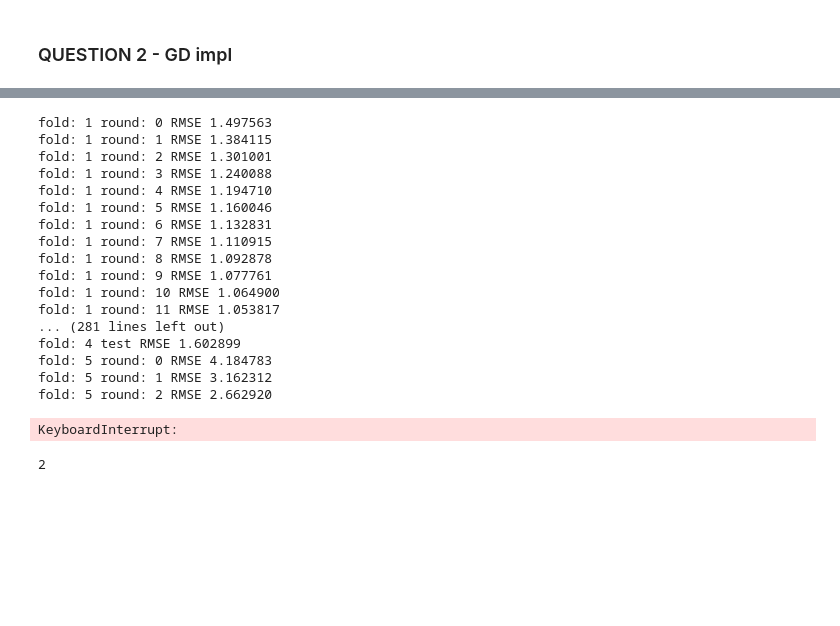
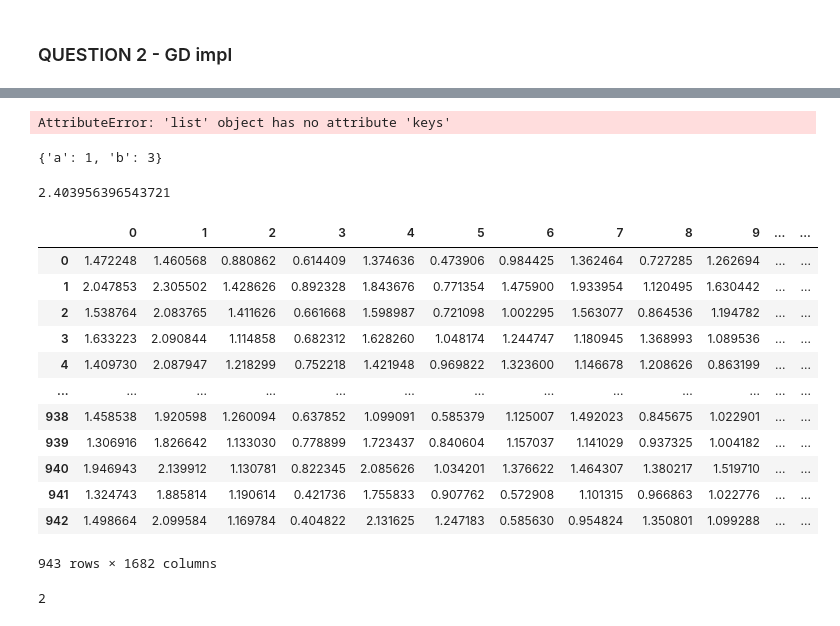
Before and after one commit to Alon-daniel/statistis, a Jupyter notebook: RS/RS_HW1.ipynb, the cells around one changed output, grey strips where cells are left out. Cells and saved outputs as stored; diff of their text form; code cells hidden in the pictures; blank space fills up the shorter version.

```diff
--- a/RS/RS_HW1.ipynb
+++ b/RS/RS_HW1.ipynb
@@ -394,31 +439,31 @@ def GD(alpha, K, lamnda_regularization, rounds):
     return results
 # %%
 'u%d.base' % (1)
-alphas = [0.00025, 0.0002, 0.0003]
-lamnda_regularizations = [0.002, 0.001, 0.005]
-Ks = [10, 20, 50]
-results = []
-for a in alphas:
-    for r in lamnda_regularizations:
-        for k in Ks:
-            res = GD(a,k,r,20)
-            results.append(res)
+# alphas = [0.00025, 0.0002, 0.0003]
+# lamnda_regularizations = [0.002, 0.001, 0.005]
+# Ks = [10, 20, 50]
+# results = []
+# for a in alphas:
+#     for r in lamnda_regularizations:
+#         for k in Ks:
+# #             GD(alpha, K, lamnda_regularization, rounds):
+#             res = GD(a,k,r,20)
+#             results.append(res)
+
+# results  = GD2(0.00025, 5, 0.002, 0.2)
+# results[1].keys()
+# results[1].keys()
+
+# print(results[1].keys())
 # %% [output]
-fold: 1 round: 0 RMSE 1.497563
-fold: 1 round: 1 RMSE 1.384115
-fold: 1 round: 2 RMSE 1.301001
-fold: 1 round: 3 RMSE 1.240088
-fold: 1 round: 4 RMSE 1.194710
-fold: 1 round: 5 RMSE 1.160046
-fold: 1 round: 6 RMSE 1.132831
-fold: 1 round: 7 RMSE 1.110915
-fold: 1 round: 8 RMSE 1.092878
-fold: 1 round: 9 RMSE 1.077761
-fold: 1 round: 10 RMSE 1.064900
-fold: 1 round: 11 RMSE 1.053817
-... (281 lines left out)
-fold: 4 test RMSE 1.602899
-fold: 5 round: 0 RMSE 4.184783
-fold: 5 round: 1 RMSE 3.162312
-fold: 5 round: 2 RMSE 2.662920
+AttributeError: 'list' object has no attribute 'keys'
-KeyboardInterrupt:
+# %%
+x = {'a': 1}
+y = {'b': 3}
+{**{'a': 1}, **y}
+# %% [output]
+{'a': 1, 'b': 3}
+# %%
+results['test_result']
+# %% [output]
+2.403956396543721
@@ -425,3 +474,19 @@ KeyboardInterrupt:
+# %%
+results[1]['predictions']
+# %% [output]
+|  | 0 | 1 | 2 | 3 | 4 | 5 | 6 | 7 | 8 | 9 | ... | ... |
+| 0 | 1.472248 | 1.460568 | 0.880862 | 0.614409 | 1.374636 | 0.473906 | 0.984425 | 1.362464 | 0.727285 | 1.262694 | ... | ... |
+| 1 | 2.047853 | 2.305502 | 1.428626 | 0.892328 | 1.843676 | 0.771354 | 1.475900 | 1.933954 | 1.120495 | 1.630442 | ... | ... |
+| 2 | 1.538764 | 2.083765 | 1.411626 | 0.661668 | 1.598987 | 0.721098 | 1.002295 | 1.563077 | 0.864536 | 1.194782 | ... | ... |
+| 3 | 1.633223 | 2.090844 | 1.114858 | 0.682312 | 1.628260 | 1.048174 | 1.244747 | 1.180945 | 1.368993 | 1.089536 | ... | ... |
+| 4 | 1.409730 | 2.087947 | 1.218299 | 0.752218 | 1.421948 | 0.969822 | 1.323600 | 1.146678 | 1.208626 | 0.863199 | ... | ... |
+| ... | ... | ... | ... | ... | ... | ... | ... | ... | ... | ... | ... | ... |
+| 938 | 1.458538 | 1.920598 | 1.260094 | 0.637852 | 1.099091 | 0.585379 | 1.125007 | 1.492023 | 0.845675 | 1.022901 | ... | ... |
+| 939 | 1.306916 | 1.826642 | 1.133030 | 0.778899 | 1.723437 | 0.840604 | 1.157037 | 1.141029 | 0.937325 | 1.004182 | ... | ... |
+| 940 | 1.946943 | 2.139912 | 1.130781 | 0.822345 | 2.085626 | 1.034201 | 1.376622 | 1.464307 | 1.380217 | 1.519710 | ... | ... |
+| 941 | 1.324743 | 1.885814 | 1.190614 | 0.421736 | 1.755833 | 0.907762 | 0.572908 | 1.101315 | 0.966863 | 1.022776 | ... | ... |
+| 942 | 1.498664 | 2.099584 | 1.169784 | 0.404822 | 2.131625 | 1.247183 | 0.585630 | 0.954824 | 1.350801 | 1.099288 | ... | ... |
+943 rows × 1682 columns
 # %%
 len(results)
 # %% [output]
```
Also changed, not shown: parts of 29 cells of this notebook, 1 other file.
